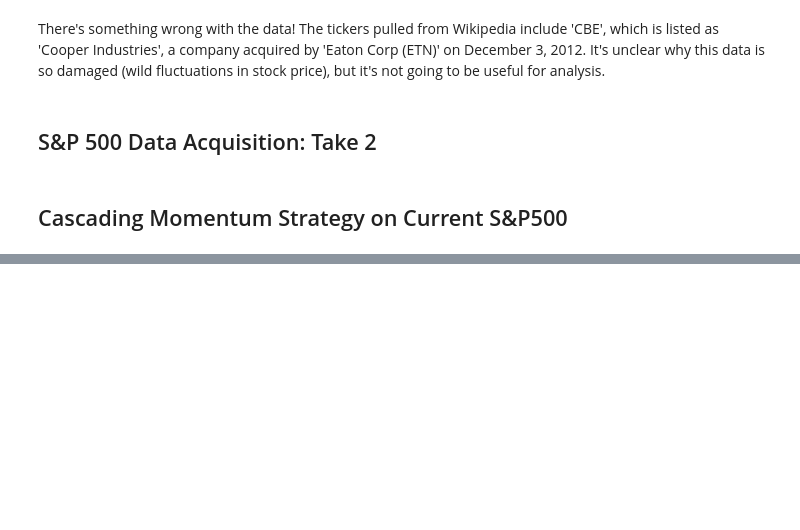
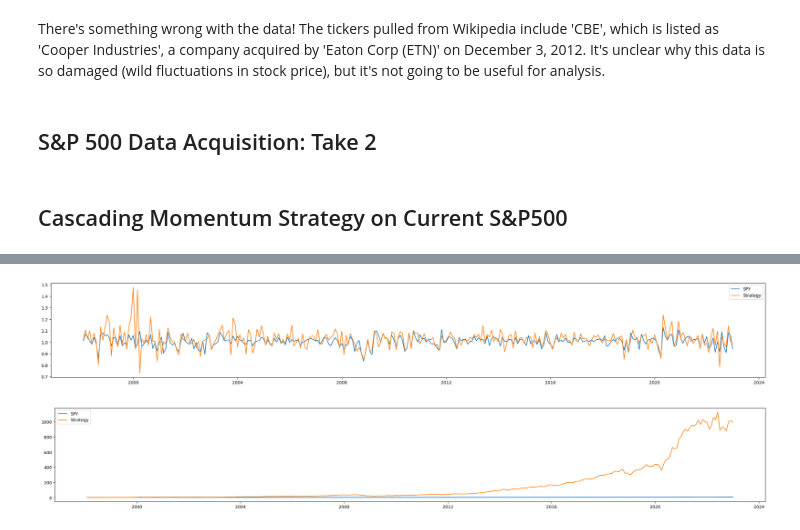
Before and after one commit to zdravoj/stock-bot, a Jupyter notebook: trading_sandbox.ipynb, the cells around one changed output, grey strips where cells are left out. Cells and saved outputs as stored; diff of their text form; code cells hidden in the pictures; blank space fills up the shorter version.

Commit message:
test cascading momentum strategy against current S&P500 25yr data

```diff
--- a/trading_sandbox.ipynb
+++ b/trading_sandbox.ipynb
@@ -1010,0 +1117,27 @@ sp500_adj = sp500_current_daily_25yr['Adj Close']
+# %%
+# get SPY data
+spy_daily_25yr = pd.read_pickle('spy_daily_25yr.pkl')
+spy_daily = spy_daily_25yr['Adj Close']
+# %%
+# SPY monthly returns (market)
+spy_monthly_pct_ret = calc_monthly_returns(spy_daily)[12:]
+# %%
+# strategy returns over 24yrs
+strategy_returns = pd.Series(
+    [
+        cascading_momentum_monthly(
+            analysis_months[i],
+            return_months[i],
+            sp500_12m,
+            sp500_6m,
+            sp500_3m
+        ) for i in range(len(analysis_months))
+    ]
+)
+# %%
+# compare monthly returns for SPY vs strategy
+market_vs_strategy_monthly = pd.DataFrame(
+    data= zip(spy_monthly_pct_ret, strategy_returns),
+    columns= ['SPY', 'Strategy'],
+    index= return_months
+)
@@ -1010,0 +1177,14 @@ sp500_adj = sp500_current_daily_25yr['Adj Close']
+# %%
+# plot monthly returns comparison
+plt.figure(figsize= [30, 4])
+plt.plot(market_vs_strategy_monthly)
+plt.legend(market_vs_strategy_monthly.columns);
+# %% [output]
+[figure, added]
+# %%
+# plot cumulative returns comparison
+plt.figure(figsize= [30, 4])
+plt.plot(market_vs_strategy_cumulative)
+plt.legend(market_vs_strategy_cumulative.columns);
+# %% [output]
+[figure, added]
```
Also changed, not shown: parts of 21 cells of this notebook.
